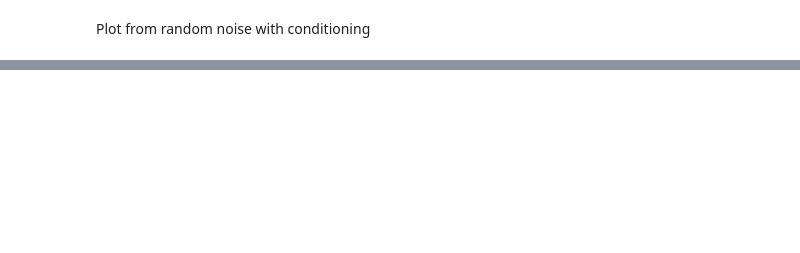
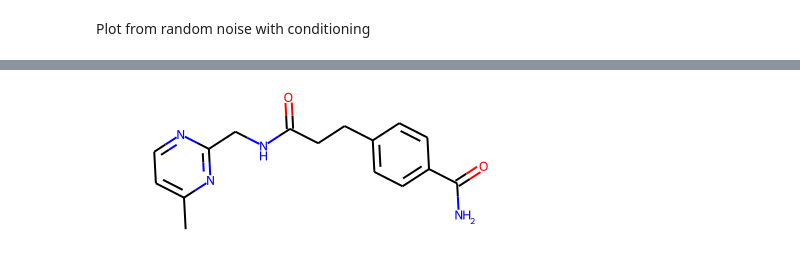
Before and after one commit to cmwoodley/diffdream, a Jupyter notebook: notebooks/notebook_2.ipynb, the cells around one changed output, grey strips where cells are left out. Saved outputs shown, nothing was run; the diff lists cells and outputs as text; code cells hidden in the pictures; blank space fills up the shorter version.

```diff
--- a/notebooks/notebook_2.ipynb
+++ b/notebooks/notebook_2.ipynb
@@ -250,0 +266,8 @@ for i in range(24):
+# %%
+# pred, smiles_gen = generate_molecule(input_smiles,64,timesteps=50,guidance_loss_scale=10000, vox2vox=False)
+
+smiles_gen = []
+while len(smiles_gen) < 512:
+    pred, smiles_g = generate_molecule(input_smiles,64,timesteps=50,guidance_loss_scale=10000)
+    smiles_gen = smiles_gen + list(smiles_g)
+    print(len(smiles_gen))
@@ -373,0 +368,18 @@ Chem.Draw.MolsToGridImage(mols)
+# %%
+import pandas as pd
+
+predictions = pd.DataFrame(smiles_gen, columns=["SMILES"])
+predictions["mol"] = [Chem.MolFromSmiles(x) for x  in predictions.SMILES]
+predictions.dropna(inplace=True)
+predictions["sp3"]=[Chem.rdMolDescriptors.CalcFractionCSP3(mol) for mol in predictions.mol]
+predictions["n_rings"]=[Chem.rdMolDescriptors.CalcNumRings(mol) for mol in predictions.mol]
+predictions["h_don"] = [Chem.rdMolDescriptors.CalcNumLipinskiHBD(mol) for mol in predictions.mol]
+predictions["h_acc"] = [Chem.rdMolDescriptors.CalcNumLipinskiHBA(mol) for mol in predictions.mol]
+similarity = []
+
+ref_fp = Chem.AllChem.GetMorganFingerprintAsBitVect(ref_mol,2,nBits=2048)
+for mol in predictions.mol:
+    fp = Chem.AllChem.GetMorganFingerprintAsBitVect(mol,2,nBits=2048)
+    similarity.append(Chem.AllChem.DataStructs.FingerprintSimilarity(ref_fp,fp))
+
+predictions["similarity"] = similarity
@@ -373,0 +418,4 @@ Chem.Draw.MolsToGridImage(mols)
+# %%
+predictions.sort_values("similarity", ascending=False).reset_index(drop=True).mol[0]
+# %% [output]
+[figure, added]
```
Also changed, not shown: parts of 25 cells of this notebook, 4 other files.
